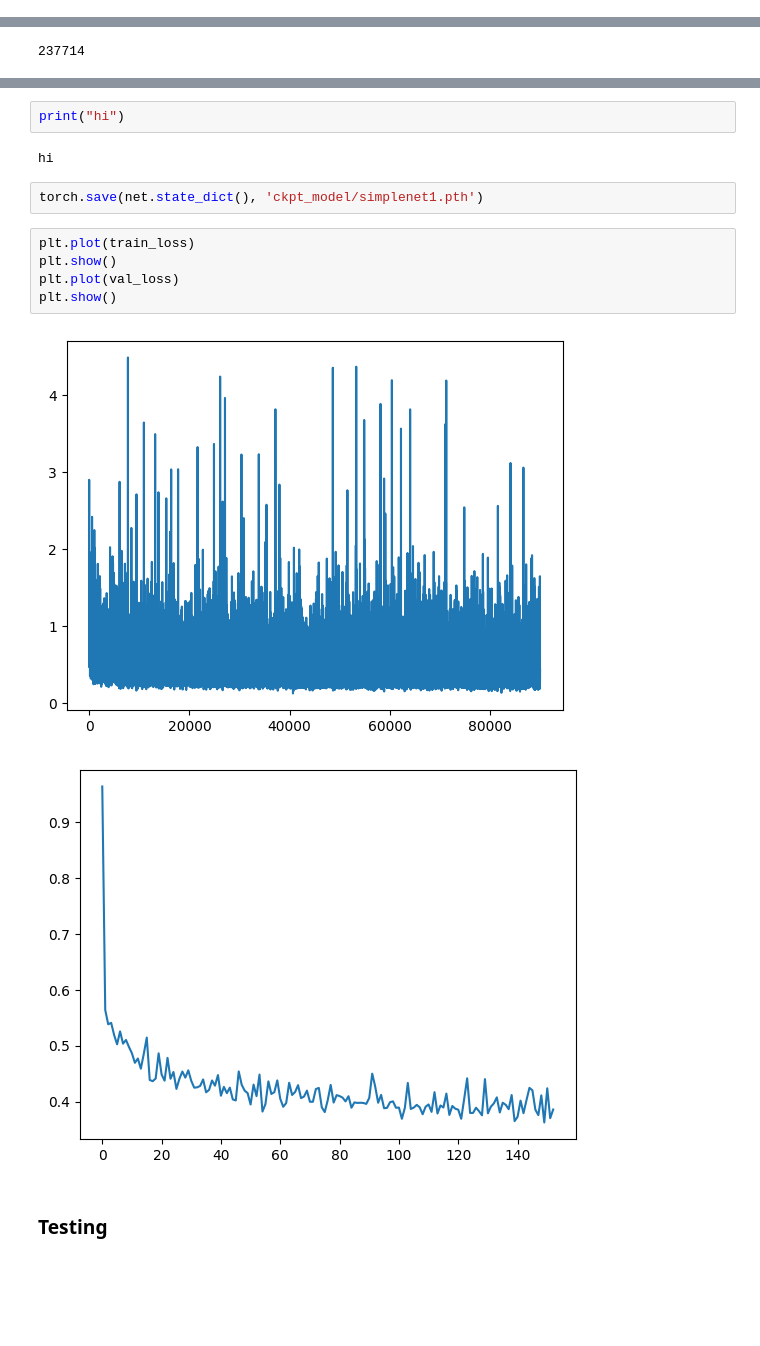
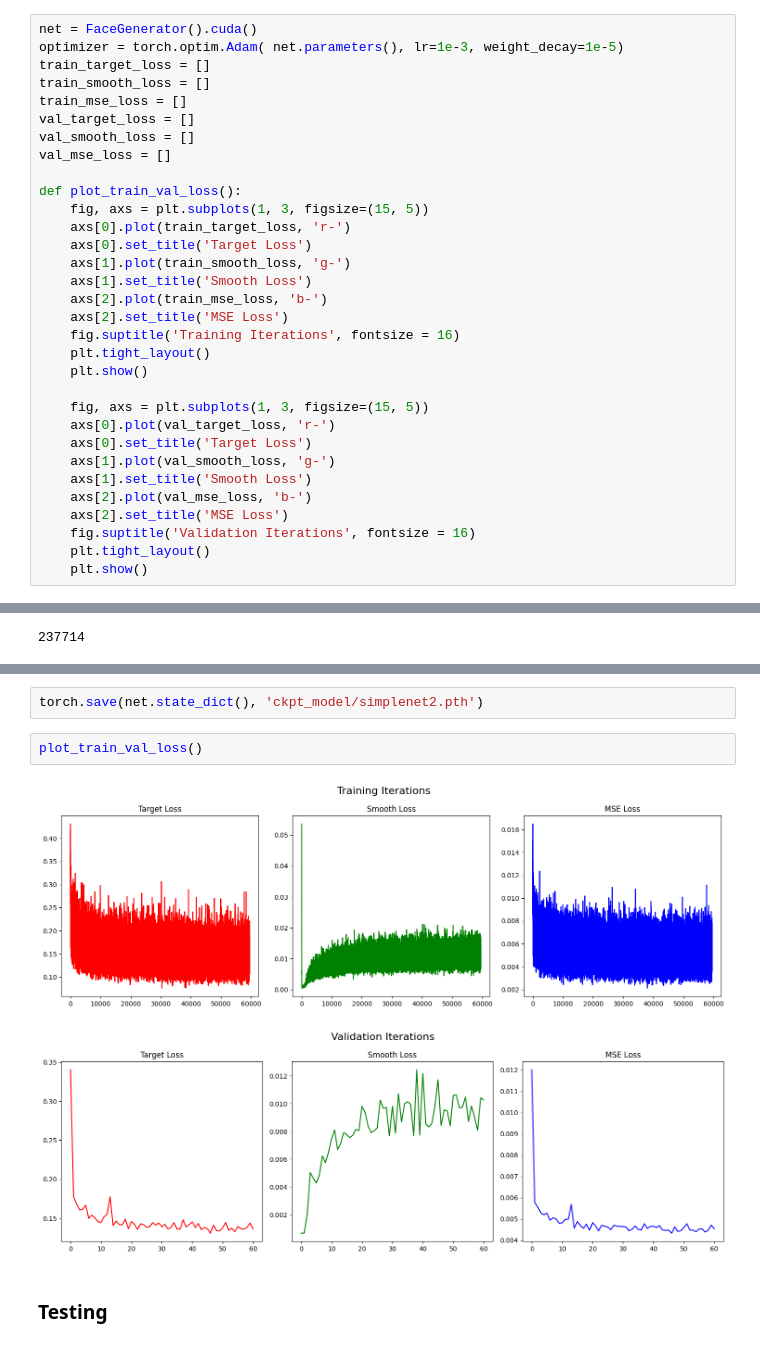
Before and after one commit to t-sekai/audio2pose, a Jupyter notebook: codes/audio2pose/test_dataset.ipynb, the cells around one changed output, grey strips where cells are left out. Cells and saved outputs as stored; diff of their text form; blank space fills up the shorter version.

```diff
--- a/codes/audio2pose/test_dataset.ipynb
+++ b/codes/audio2pose/test_dataset.ipynb
@@ -51,3 +50,35 @@ val_loss = []
+# %%
+net = FaceGenerator().cuda()
+optimizer = torch.optim.Adam( net.parameters(), lr=1e-3, weight_decay=1e-5)
+train_target_loss = []
+train_smooth_loss = []
+train_mse_loss = []
+val_target_loss = []
+val_smooth_loss = []
+val_mse_loss = []
+
+def plot_train_val_loss():
+    fig, axs = plt.subplots(1, 3, figsize=(15, 5))
+    axs[0].plot(train_target_loss, 'r-')
+    axs[0].set_title('Target Loss')
+    axs[1].plot(train_smooth_loss, 'g-')
+    axs[1].set_title('Smooth Loss')
+    axs[2].plot(train_mse_loss, 'b-')
+    axs[2].set_title('MSE Loss')
+    fig.suptitle('Training Iterations', fontsize = 16)
+    plt.tight_layout()
+    plt.show()
+
+    fig, axs = plt.subplots(1, 3, figsize=(15, 5))
+    axs[0].plot(val_target_loss, 'r-')
+    axs[0].set_title('Target Loss')
+    axs[1].plot(val_smooth_loss, 'g-')
+    axs[1].set_title('Smooth Loss')
+    axs[2].plot(val_mse_loss, 'b-')
+    axs[2].set_title('MSE Loss')
+    fig.suptitle('Validation Iterations', fontsize = 16)
+    plt.tight_layout()
+    plt.show()
 # %%
 print(len(train_data))
 data = next(iter(train_loader))
@@ -128,16 +179,9 @@ for epoch in range(num_epochs):
-# %%
-print("hi")
-# %% [output]
-hi
 # %%
-torch.save(net.state_dict(), 'ckpt_model/simplenet1.pth')
+torch.save(net.state_dict(), 'ckpt_model/simplenet2.pth')
-# %%
-plt.plot(train_loss)
-plt.show()
-plt.plot(val_loss)
-plt.show()
-# %% [output]
-[figure, removed]
-[figure, removed]
+# %%
+plot_train_val_loss()
+# %% [output]
+[figure, added]
+[figure, added]
 # %% [markdown]
 ### Testing
```
Also changed, not shown: parts of 21 cells of this notebook, 4 other files.
